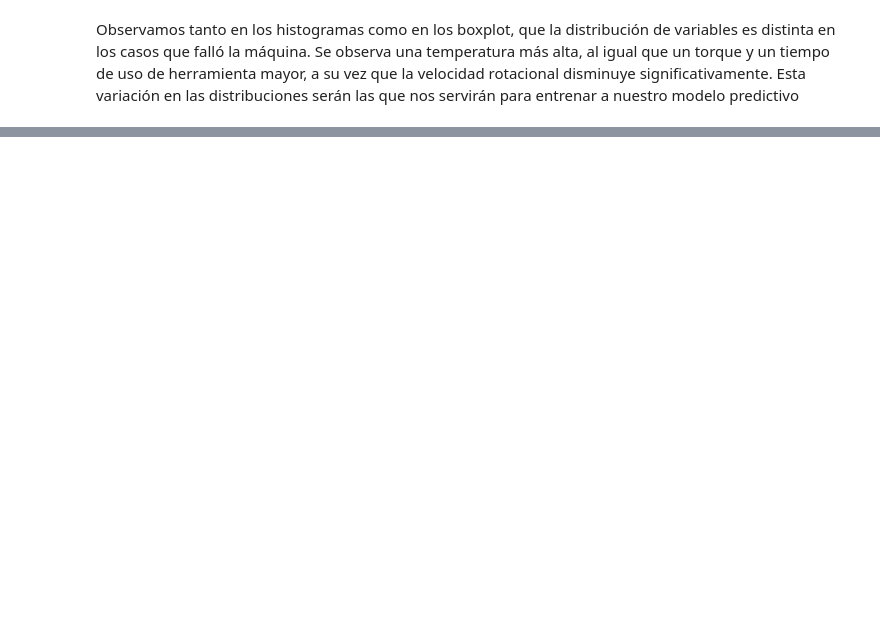
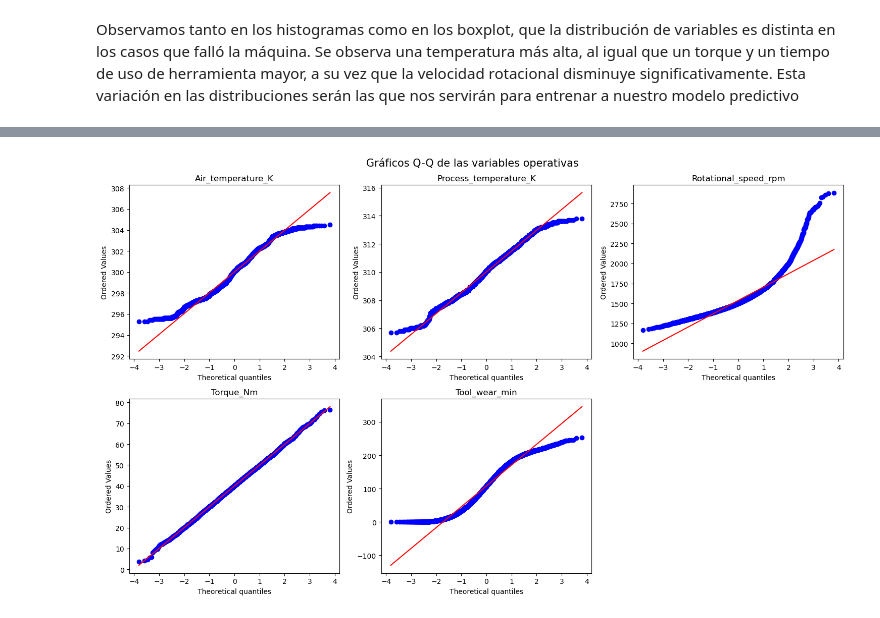
Before and after one commit to rubiosanti3-arch/Proyecto-Final-YPF-DS---Grupo-8, a Jupyter notebook: eda_pipeline.ipynb, the cells around one changed output, grey strips where cells are left out. Saved outputs shown, nothing was run; the diff lists cells and outputs as text; code cells hidden in the pictures; blank space fills up the shorter version.

```diff
--- a/eda_pipeline.ipynb
+++ b/eda_pipeline.ipynb
@@ -275,0 +589,27 @@ plt.show()
+# %%
+import matplotlib.pyplot as plt
+from scipy import stats
+
+fig, axes = plt.subplots(2, 3, figsize=(15, 9))
+axes = axes.flatten()
+
+for i, variable in enumerate(variables_fisicas):
+    stats.probplot(
+        df[variable].dropna(),
+        dist="norm",
+        plot=axes[i]
+    )
+    axes[i].set_title(variable)
+
+# Eliminar el gráfico vacío
+fig.delaxes(axes[-1])
+
+plt.suptitle(
+    "Gráficos Q-Q de las variables operativas",
+    fontsize=15
+)
+
+plt.tight_layout()
+plt.show()
+# %% [output]
+[figure, added]
```
Also changed, not shown: parts of 68 cells of this notebook, 2 other files.
